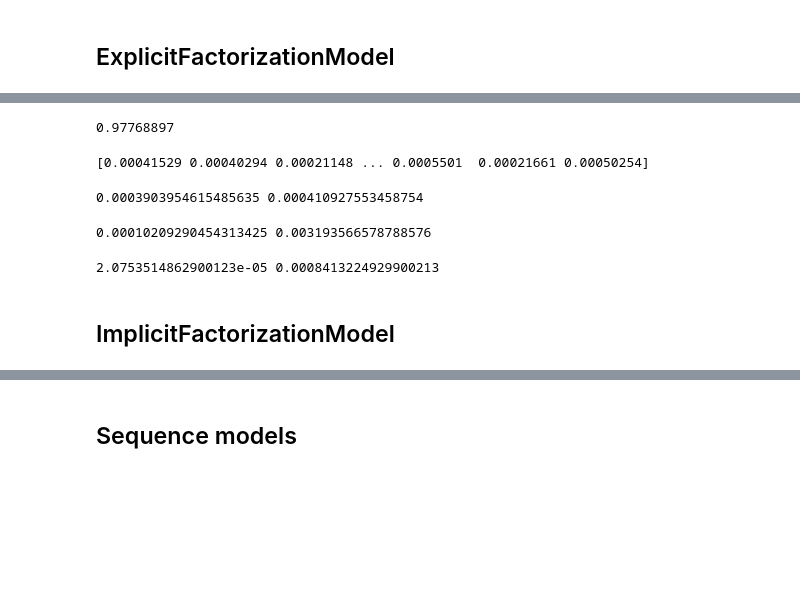
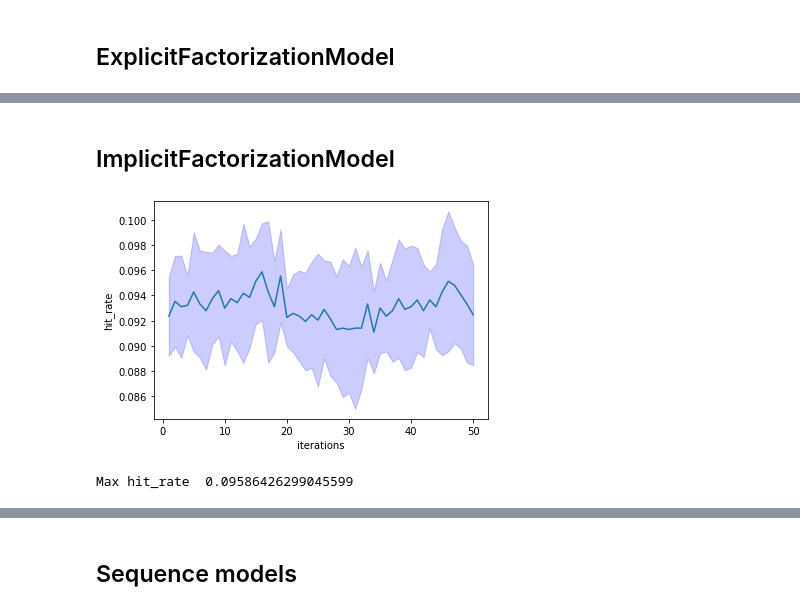
Before and after one commit to Dawidk0/PiSR_1, a Jupyter notebook: deep.ipynb, the cells around one changed output, grey strips where cells are left out. Saved outputs shown, nothing was run; the diff lists cells and outputs as text; code cells hidden in the pictures; blank space fills up the shorter version.

```diff
--- a/deep.ipynb
+++ b/deep.ipynb
@@ -53,2 +97,0 @@ ef_model = ExplicitFactorizationModel(n_iter=10, use_cuda=True)
-# %%
-ef_model.fit(train, verbose=True)
@@ -72,24 +98,8 @@ ef_pr = precision_recall_score(ef_model, test, k=10)
-# %%
-print(ef_rmse)
-# %% [output]
-0.97768897
-# %%
-print(ef_mrr)
-# %% [output]
-[0.00041529 0.00040294 0.00021148 ... 0.0005501  0.00021661 0.00050254]
-# %%
-print(np.mean(ef_mrr), np.std(ef_mrr))
-# %% [output]
-0.0003903954615485635 0.000410927553458754
-# %%
-print(np.mean(ef_pr[0]), np.std(ef_pr[0]))
-# %% [output]
-0.00010209290454313425 0.003193566578788576
-# %%
-print(np.mean(ef_pr[1]), np.std(ef_pr[1]))
-# %% [output]
-2.0753514862900123e-05 0.0008413224929900213
 # %% [markdown]
 ## ImplicitFactorizationModel
 # %%
-if_model = ImplicitFactorizationModel(n_iter=10, use_cuda=True)
+if_model = partial(ImplicitFactorizationModel,n_iter=1, use_cuda=True)
+x = train_test(if_model, ITERATIONS, train, test_list, REPEAT)
+# %% [output]
+[figure, added]
+Max hit_rate  0.09586426299045599
```
Also changed, not shown: parts of 47 cells of this notebook.
